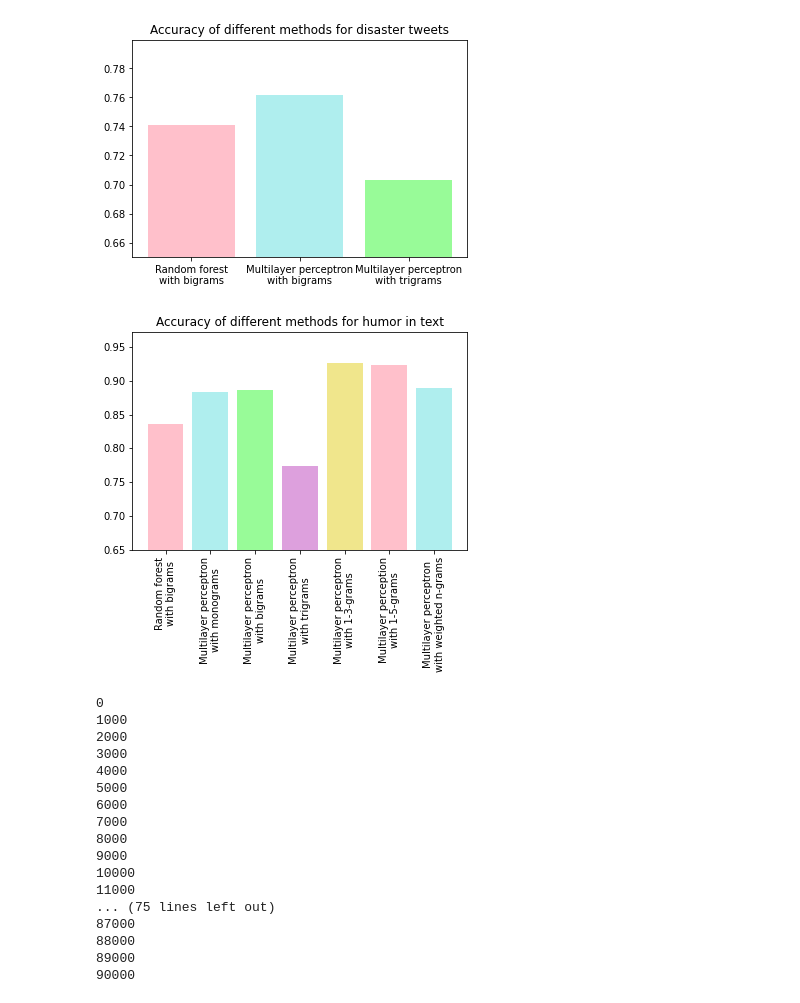
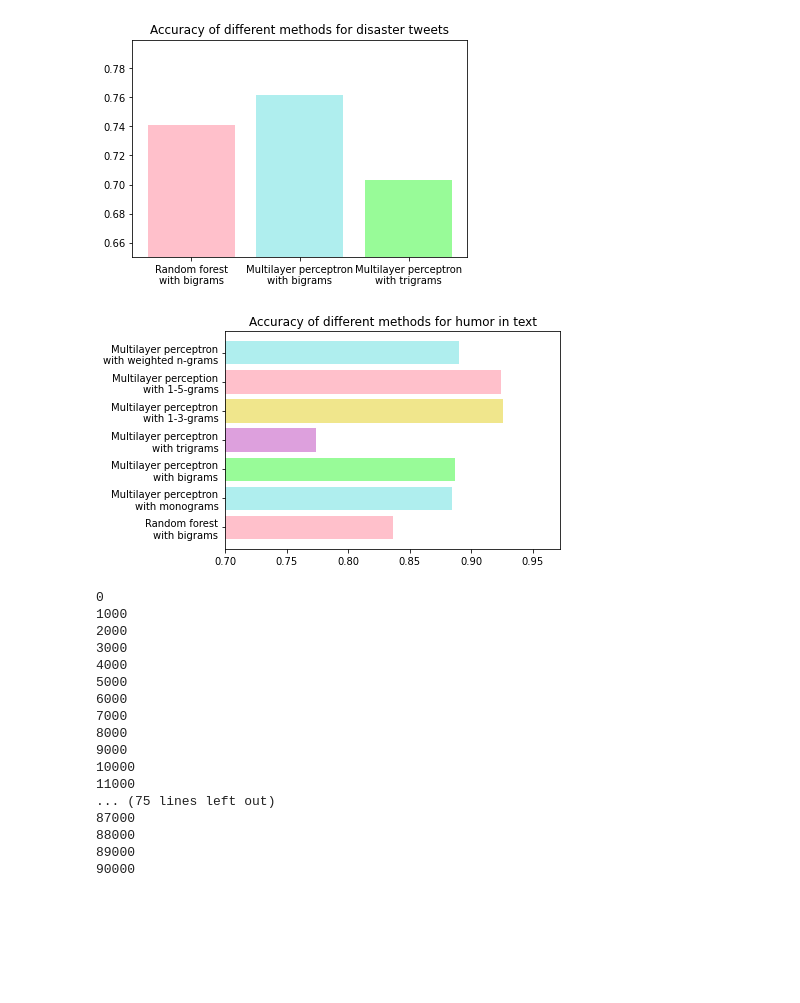
Before and after one commit to maxchristman/comp-562-final-project, a Jupyter notebook: COMP 562 Final Project.ipynb, the cells around one changed output. Saved outputs shown, nothing was run; the diff lists cells and outputs as text; code cells hidden in the pictures; blank space fills up the shorter version.

Commit message:
fixed graph

```diff
--- a/COMP 562 Final Project.ipynb
+++ b/COMP 562 Final Project.ipynb
@@ -764,14 +764,13 @@ plt.title("Accuracy of different methods for disaster tweets")
 plt.show()
 # %% [output]
 [figure]
-# %%
-plt.bar(["Random forest\nwith bigrams", "Multilayer perceptron\nwith monograms", "Multilayer perceptron\nwith bigrams", "Multilayer perceptron\nwith trigrams", "Multilayer perceptron\nwith 1-3-grams", "Multilayer perception\nwith 1-5-grams", "Multilayer perceptron\nwith weighted n-grams"], [0.836, 0.884, 0.887, 0.774, 0.926, 0.924, 0.890], color=colors[:7])
-plt.xticks(rotation="vertical")
-plt.ylim(bottom=.65)
-plt.title("Accuracy of different methods for humor in text")
-plt.show()
-# %% [output]
-[figure, removed]
+# %%
+plt.barh(["Random forest\nwith bigrams", "Multilayer perceptron\nwith monograms", "Multilayer perceptron\nwith bigrams", "Multilayer perceptron\nwith trigrams", "Multilayer perceptron\nwith 1-3-grams", "Multilayer perception\nwith 1-5-grams", "Multilayer perceptron\nwith weighted n-grams"], [0.836, 0.884, 0.887, 0.774, 0.926, 0.924, 0.890], color=colors[:7])
+plt.xlim(left=.75)
+plt.title("Accuracy of different methods for humor in text")
+plt.show()
+# %% [output]
+[figure, added]
 # %%
 all_funny_text = []
 all_unfunny_text = []
```
